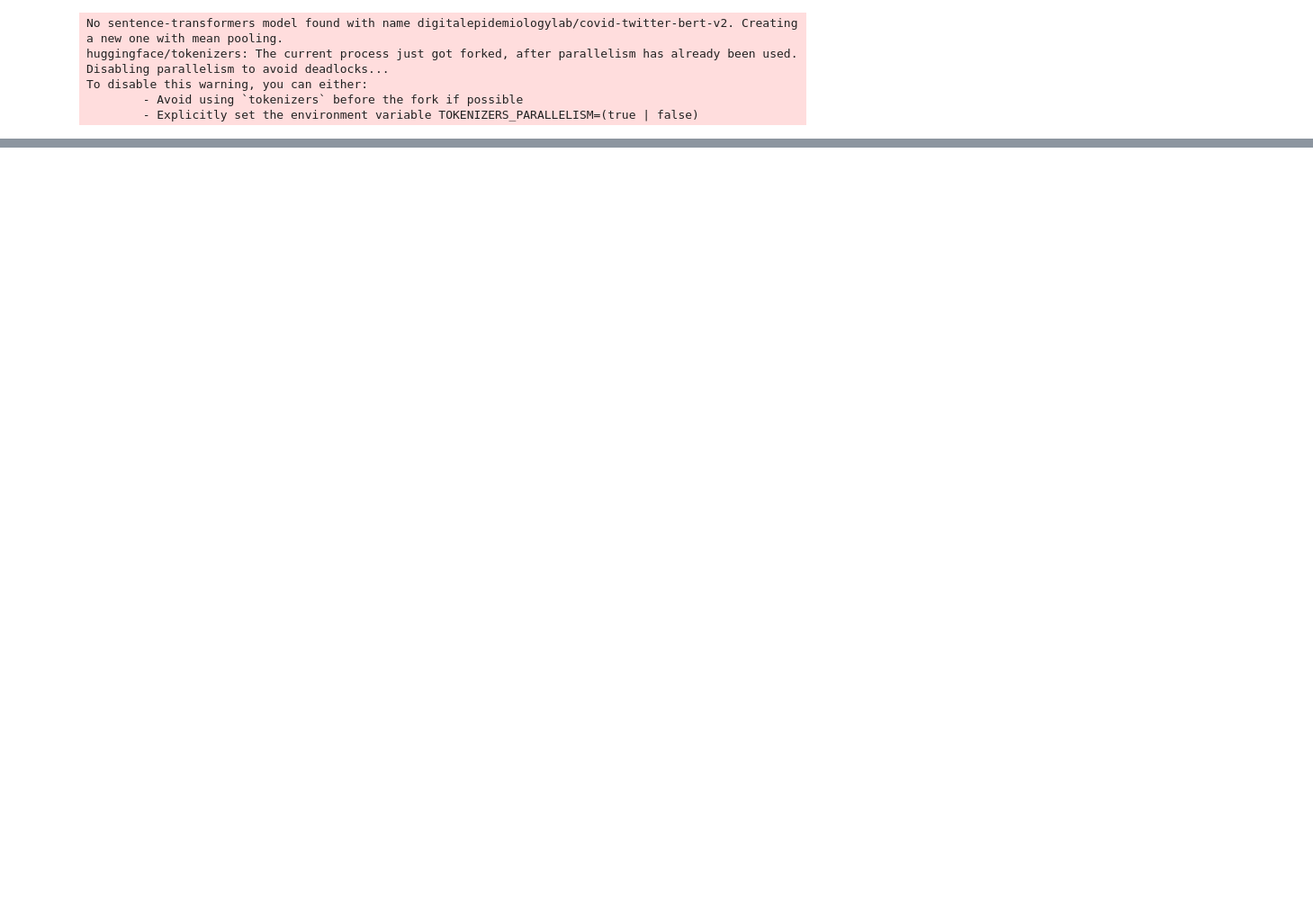
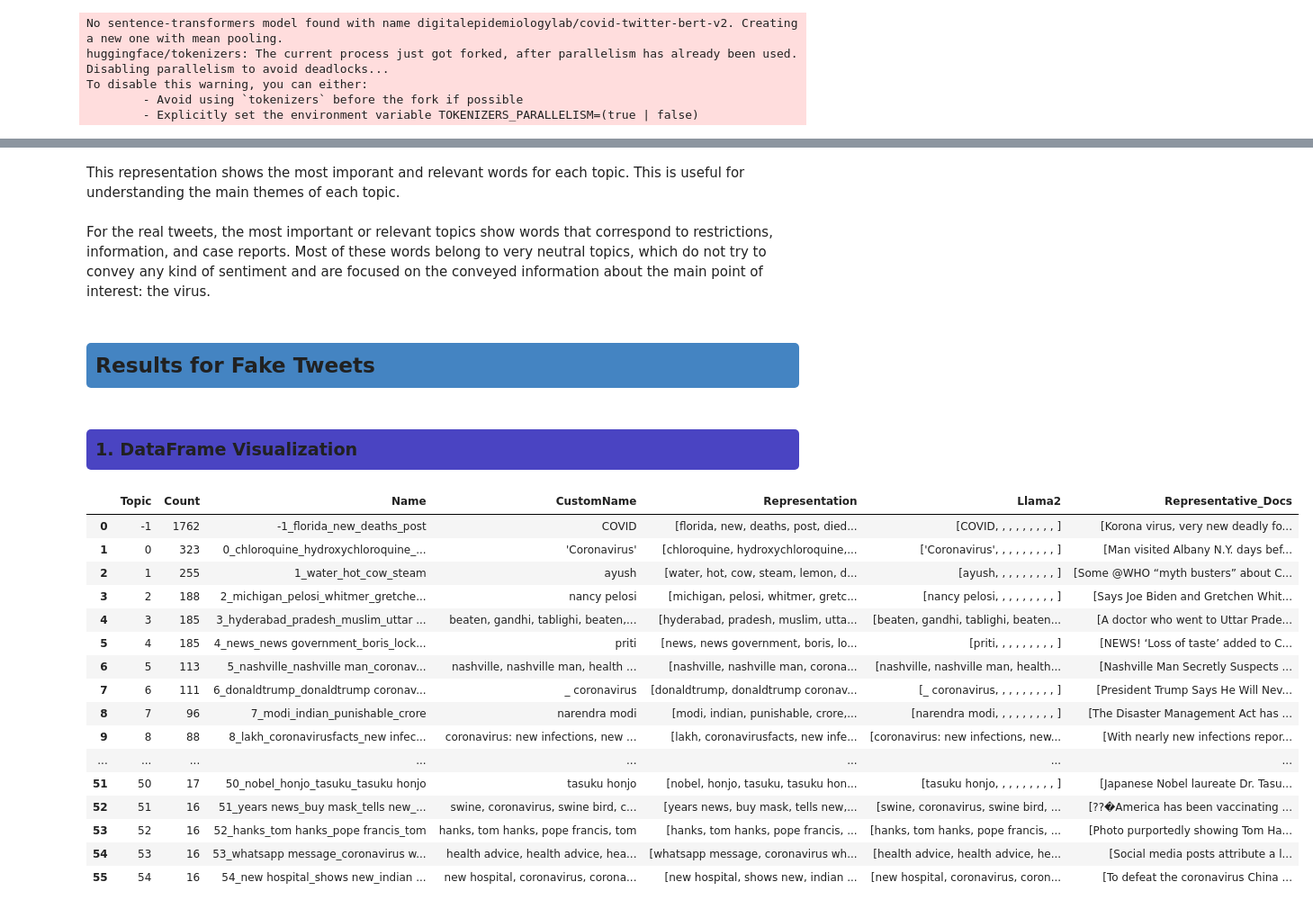
Before and after one commit to MiguelAruiz/MachineLearning-24-25-ProgressTasks, a Jupyter notebook: Progress_Task_3/TopicModeling.ipynb, the cells around one changed output, grey strips where cells are left out. Shown at 90% size. Saved outputs shown, nothing was run; the diff lists cells and outputs as text; code cells hidden in the pictures; blank space fills up the shorter version.

Commit message:
Text on Topic Modeling Completed
-- Issue [P3] Topic Modeling #67
The lack of explanations in the Topic Modeling section has been supplied, along with a conclusions section.

```diff
--- a/Progress_Task_3/TopicModeling.ipynb
+++ b/Progress_Task_3/TopicModeling.ipynb
@@ -127,8 +106,8 @@ from sentence_transformers import SentenceTransformer
 sentence_model = SentenceTransformer('digitalepidemiologylab/covid-twitter-bert-v2')
 
 # Encode the tweets
-embeddings_real = sentence_model.encode(processed_tweets[processed_tweets["label"] == "real"]["tweet_nolinks"].reset_index(drop=True).tolist(), show_progress_bar=True, batch_size=16)
-embeddings_fake = sentence_model.encode(processed_tweets[processed_tweets["label"] == "fake"]["tweet_nolinks"].reset_index(drop=True).tolist(), show_progress_bar=True, batch_size=16)
+embeddings_real = sentence_model.encode(real_tweets.reset_index(drop=True).tolist(), show_progress_bar=True, batch_size=16)
+embeddings_fake = sentence_model.encode(fake_tweets.reset_index(drop=True).tolist(), show_progress_bar=True, batch_size=16)
 # %% [output]
 No sentence-transformers model found with name digitalepidemiologylab/covid-twitter-bert-v2. Creating a new one with mean pooling.
 huggingface/tokenizers: The current process just got forked, after parallelism has already been used. Disabling parallelism to avoid deadlocks...
@@ -144,6 +138,3 @@ cluster_model = HDBSCAN(min_cluster_size=15, metric='euclidean', cluster_selecti
 # %%
 # Step 4 - bag-of-words representation
 vectorizer_model = CountVectorizer(stop_words="english", ngram_range=(1,2))
-# %%
-# Step 3 - Cluster reduced embeddings
-cluster_model = HDBSCAN(min_cluster_size=15, metric='euclidean', cluster_selection_method='eom', prediction_data=True)
@@ -153,7 +188,7 @@ ctfidf_model = ClassTfidfTransformer(reduce_frequent_words=True)
 # %%
 # All steps together
 topic_model_real = BERTopic(
-  embedding_model=sentence_model.to('cpu'),          # Step 1 - Extract embeddings
+  embedding_model=sentence_model,          # Step 1 - Extract embeddings
   umap_model=umap_model,                     # Step 2 - Reduce dimensionality
   hdbscan_model=cluster_model,              # Step 3 - Cluster reduced embeddings
   vectorizer_model=vectorizer_model,        # Step 4 - Tokenize topics
@@ -163,13 +198,11 @@ topic_model_real = BERTopic(
   min_topic_size = 50,
   n_gram_range=(1, 2),
   verbose = True,
-  language='english',
-  low_memory = True,
+  language='english'
 )
 
-umap_model_fake = UMAP(n_neighbors=min(len([tweet for tweet in processed_tweets[processed_tweets["label"] == "fake"]["tweet"]]) - 1, 15), n_components=10, metric='cosine', random_state=42, low_memory=False)
 topic_model_fake = BERTopic(
-  embedding_model=sentence_model.to('cpu'),          # Step 1 - Extract embeddings
+  embedding_model=sentence_model,          # Step 1 - Extract embeddings
   umap_model=umap_model_fake,                     # Step 2 - Reduce dimensionality
   hdbscan_model=cluster_model,              # Step 3 - Cluster reduced embeddings
   vectorizer_model=vectorizer_model,        # Step 4 - Tokenize topics
@@ -179,6 +212,5 @@ topic_model_fake = BERTopic(
   min_topic_size = 50,
   n_gram_range=(1, 2),
   verbose = True,
-  language='english',
-  low_memory = True,
+  language='english'
 )
@@ -200,3 +229,3 @@ topics_real, probs_real = topic_model_real.fit_transform([tweet for tweet in pro
 # %%
-topics_fake, probs_fake = topic_model_fake.fit_transform([tweet for tweet in processed_tweets[processed_tweets['label'] == 'fake']['tweet_nolinks']], embeddings_fake)
+topics_fake, probs_fake = topic_model_fake.fit_transform([tweet for tweet in fake_tweets], embeddings_fake)
 # %% [output]
@@ -250,0 +320,2 @@ topic_model_real.get_topic_info()
+# %% [markdown]
+This representation shows the most imporant and relevant words for each topic. This is useful for understanding the main themes of each topic.
@@ -250,0 +324,26 @@ topic_model_real.get_topic_info()
+# %% [markdown]
+For the real tweets, the most important or relevant topics show words that correspond to restrictions, information, and case reports. Most of these words belong to very neutral topics, which do not try to convey any kind of sentiment and are focused on the conveyed information about the main point of interest: the virus.
+# %% [markdown]
+## <div style="border: 3px solid #FFFFF; padding: 10px; border-radius: 5px; background-color: #4484c2;">Results for Fake Tweets</div>
+# %% [markdown]
+### <div style="border: 3px solid #FFFFF; padding: 10px; border-radius: 5px; background-color: #4a44c2;">1. DataFrame Visualization</div>
+# %%
+topic_model_fake.get_topic_info()
+# %% [output]
+|  | Topic | Count | Name | CustomName | Representation | Llama2 | Representative_Docs |
+| 0 | -1 | 1762 | -1_florida_new_deaths_post | COVID | [florida, new, deaths, post, died... | [COVID, , , , , , , , , ] | [Korona virus, very new deadly fo... |
+| 1 | 0 | 323 | 0_chloroquine_hydroxychloroquine_... | 'Coronavirus' | [chloroquine, hydroxychloroquine,... | ['Coronavirus', , , , , , , , , ] | [Man visited Albany N.Y. days bef... |
+| 2 | 1 | 255 | 1_water_hot_cow_steam | ayush | [water, hot, cow, steam, lemon, d... | [ayush, , , , , , , , , ] | [Some @WHO “myth busters” about C... |
+| 3 | 2 | 188 | 2_michigan_pelosi_whitmer_gretche... | nancy pelosi | [michigan, pelosi, whitmer, gretc... | [nancy pelosi, , , , , , , , , ] | [Says Joe Biden and Gretchen Whit... |
+| 4 | 3 | 185 | 3_hyderabad_pradesh_muslim_uttar ... | beaten, gandhi, tablighi, beaten,... | [hyderabad, pradesh, muslim, utta... | [beaten, gandhi, tablighi, beaten... | [A doctor who went to Uttar Prade... |
+| 5 | 4 | 185 | 4_news_news government_boris_lock... | priti | [news, news government, boris, lo... | [priti, , , , , , , , , ] | [NEWS! ‘Loss of taste’ added to C... |
+| 6 | 5 | 113 | 5_nashville_nashville man_coronav... | nashville, nashville man, health ... | [nashville, nashville man, corona... | [nashville, nashville man, health... | [Nashville Man Secretly Suspects ... |
+| 7 | 6 | 111 | 6_donaldtrump_donaldtrump coronav... | _ coronavirus | [donaldtrump, donaldtrump coronav... | [_ coronavirus, , , , , , , , , ] | [President Trump Says He Will Nev... |
+| 8 | 7 | 96 | 7_modi_indian_punishable_crore | narendra modi | [modi, indian, punishable, crore,... | [narendra modi, , , , , , , , , ] | [The Disaster Management Act has ... |
+| 9 | 8 | 88 | 8_lakh_coronavirusfacts_new infec... | coronavirus: new infections, new ... | [lakh, coronavirusfacts, new infe... | [coronavirus: new infections, new... | [With nearly new infections repor... |
+| ... | ... | ... | ... | ... | ... | ... | ... |
+| 51 | 50 | 17 | 50_nobel_honjo_tasuku_tasuku honjo | tasuku honjo | [nobel, honjo, tasuku, tasuku hon... | [tasuku honjo, , , , , , , , , ] | [Japanese Nobel laureate Dr. Tasu... |
+| 52 | 51 | 16 | 51_years news_buy mask_tells new_... | swine, coronavirus, swine bird, c... | [years news, buy mask, tells new,... | [swine, coronavirus, swine bird, ... | [??�America has been vaccinating ... |
+| 53 | 52 | 16 | 52_hanks_tom hanks_pope francis_tom | hanks, tom hanks, pope francis, tom | [hanks, tom hanks, pope francis, ... | [hanks, tom hanks, pope francis, ... | [Photo purportedly showing Tom Ha... |
+| 54 | 53 | 16 | 53_whatsapp message_coronavirus w... | health advice, health advice, hea... | [whatsapp message, coronavirus wh... | [health advice, health advice, he... | [Social media posts attribute a l... |
+| 55 | 54 | 16 | 54_new hospital_shows new_indian ... | new hospital, coronavirus, corona... | [new hospital, shows new, indian ... | [new hospital, coronavirus, coron... | [To defeat the coronavirus China ... |
```
Also changed, not shown: parts of 75 cells of this notebook.
